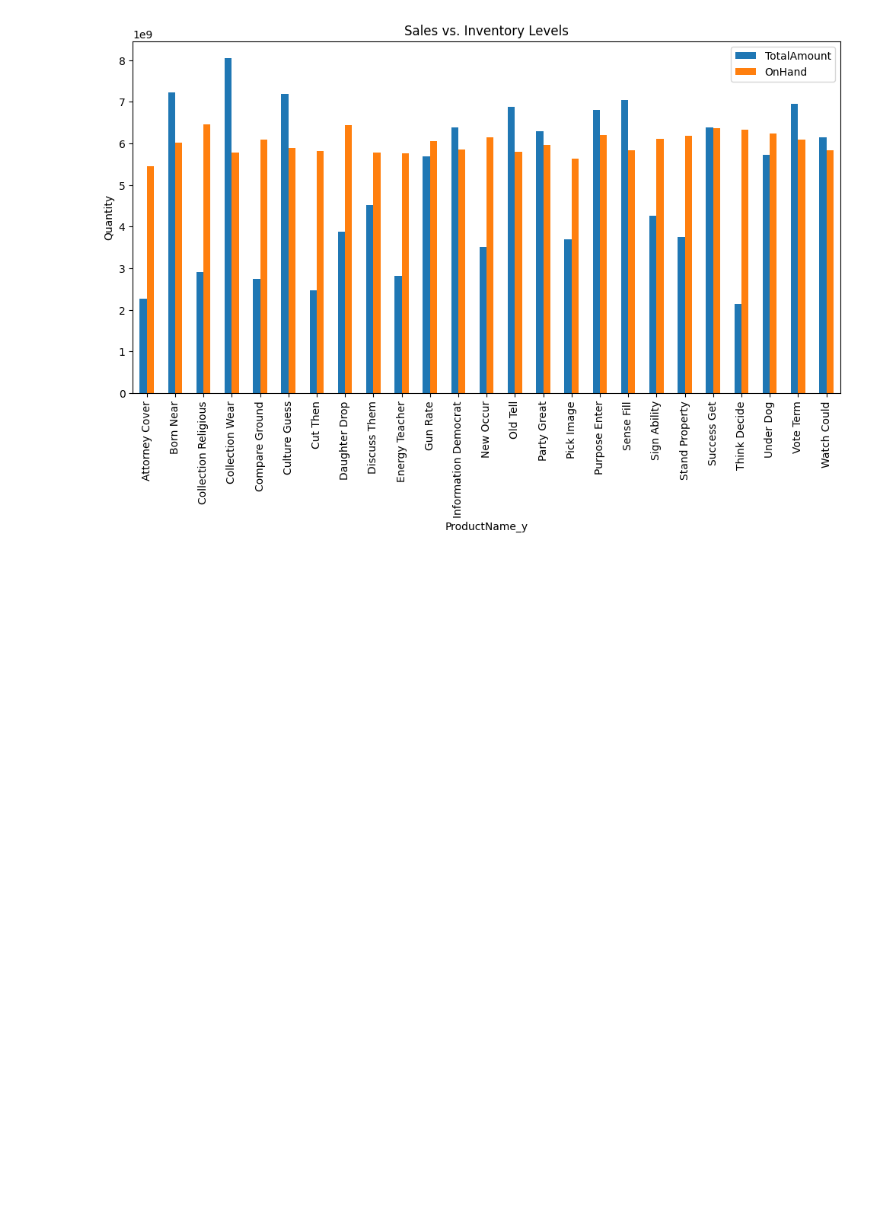
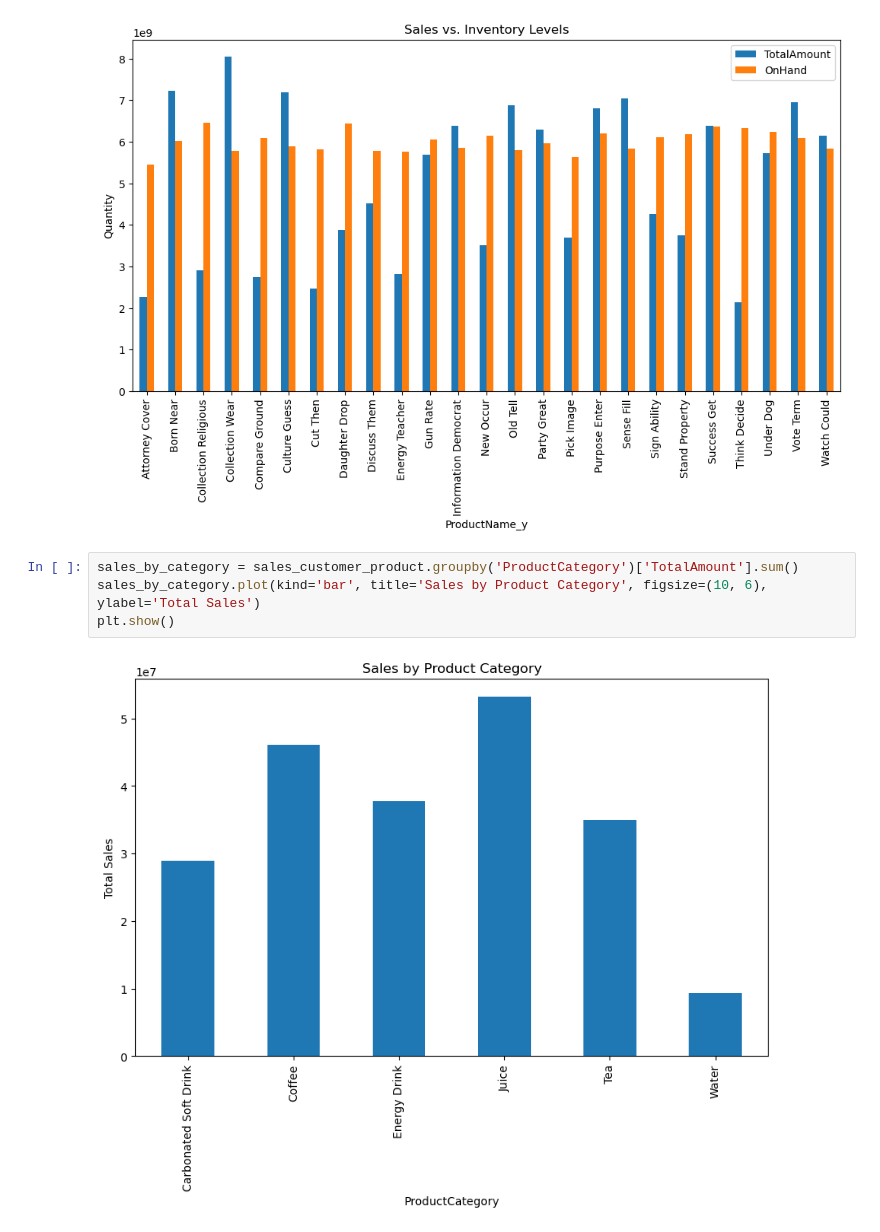
Before and after one commit to myat-thu004/Beverage_Data_Analysis, a Jupyter notebook: Exploratory_Beverage.ipynb, the cells around one changed output. Saved outputs shown, nothing was run; the diff lists cells and outputs as text; blank space fills up the shorter version.

```diff
--- a/Exploratory_Beverage.ipynb
+++ b/Exploratory_Beverage.ipynb
@@ -496,3 +541,9 @@ sales_inventory_summary.plot(kind='bar', figsize=(12, 6), title='Sales vs. Inven
 plt.show()
 # %% [output]
 [figure]
+# %%
+sales_by_category = sales_customer_product.groupby('ProductCategory')['TotalAmount'].sum()
+sales_by_category.plot(kind='bar', title='Sales by Product Category', figsize=(10, 6), ylabel='Total Sales')
+plt.show()
+# %% [output]
+[figure, added]
```
Also changed, not shown: parts of 20 cells of this notebook, 9 other files.
